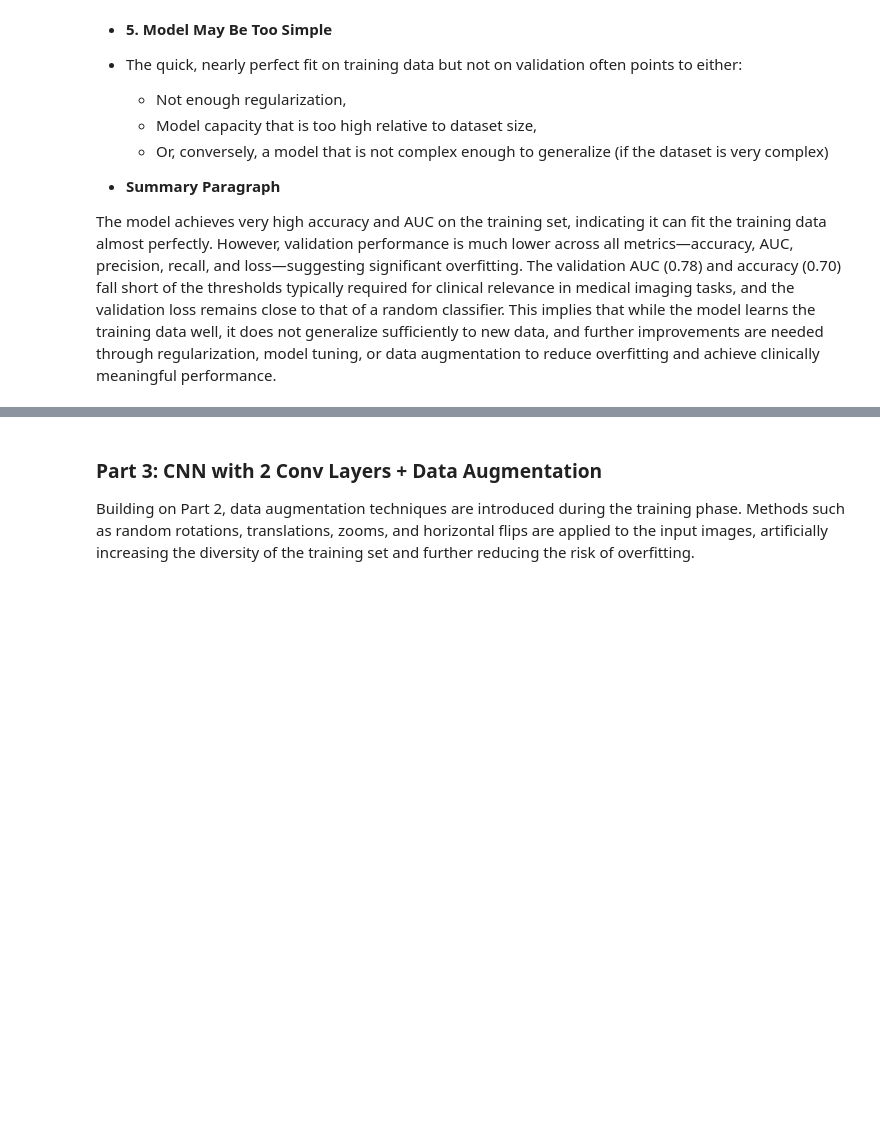
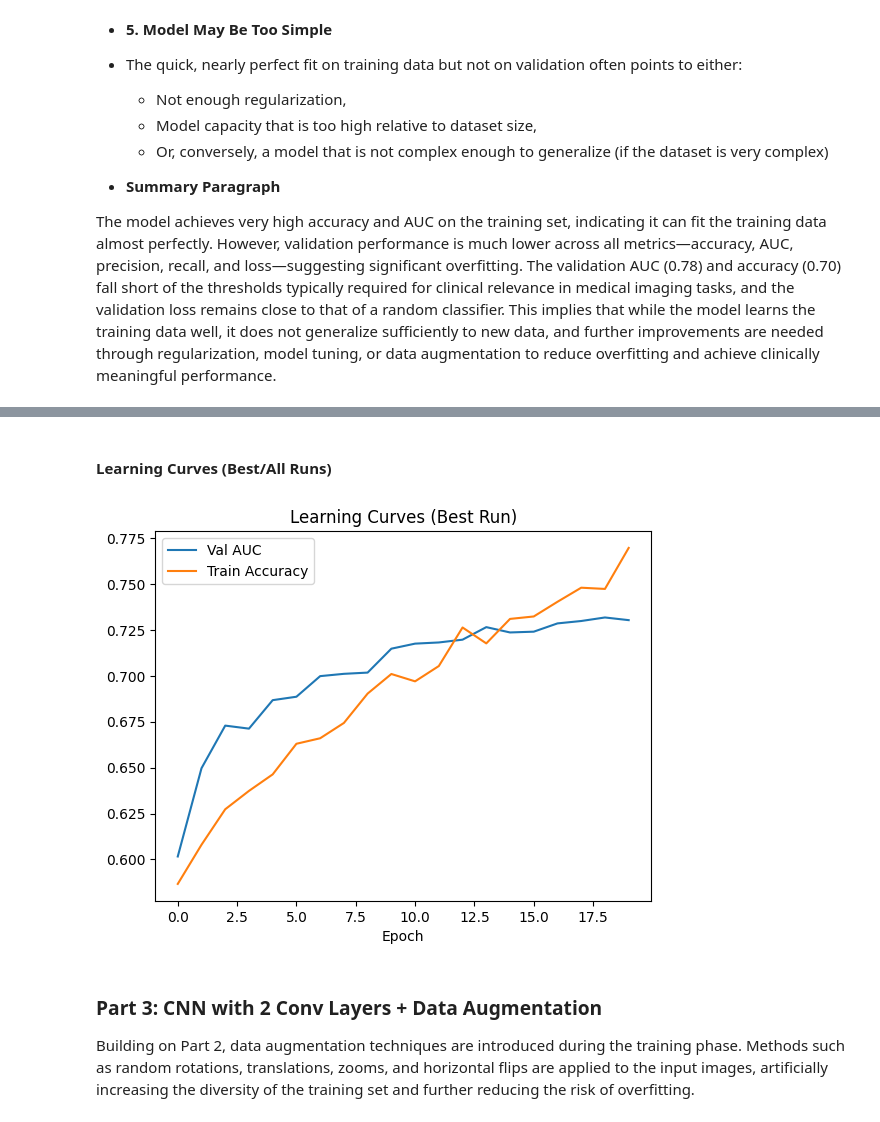
Before and after one commit to tkshfj/MMG, a Jupyter notebook: notebooks/baseline.ipynb, the cells around one changed output, grey strips where cells are left out. Cells and saved outputs as stored; diff of their text form; code cells hidden in the pictures; blank space fills up the shorter version.

```diff
--- a/notebooks/baseline.ipynb
+++ b/notebooks/baseline.ipynb
@@ -717,3 +762,17 @@ Epoch 9/20
+# %% [markdown]
+#### Learning Curves (Best/All Runs)
+# %%
+# Example: download and plot learning curves for the best run
+run = api.run("tkshfj-bsc-computer-science-university-of-london/MMG-notebooks/h6zl7pfq")
+history = run.history()
+plt.plot(history['epoch/epoch'], history['epoch/val_auc'], label='Val AUC')
+plt.plot(history['epoch/epoch'], history['epoch/accuracy'], label='Train Accuracy')
+plt.xlabel('Epoch')
+plt.legend()
+plt.title("Learning Curves (Best Run)")
+plt.show()
+# %% [output]
+[figure, added]
 # %% [markdown]
 ### Part 3: CNN with 2 Conv Layers + Data Augmentation
   Building on Part 2, data augmentation techniques are introduced during the training phase. Methods such as random rotations, translations, zooms, and horizontal flips are applied to the input images, artificially increasing the diversity of the training set and further reducing the risk of overfitting.
```
Also changed, not shown: parts of 17 cells of this notebook.
